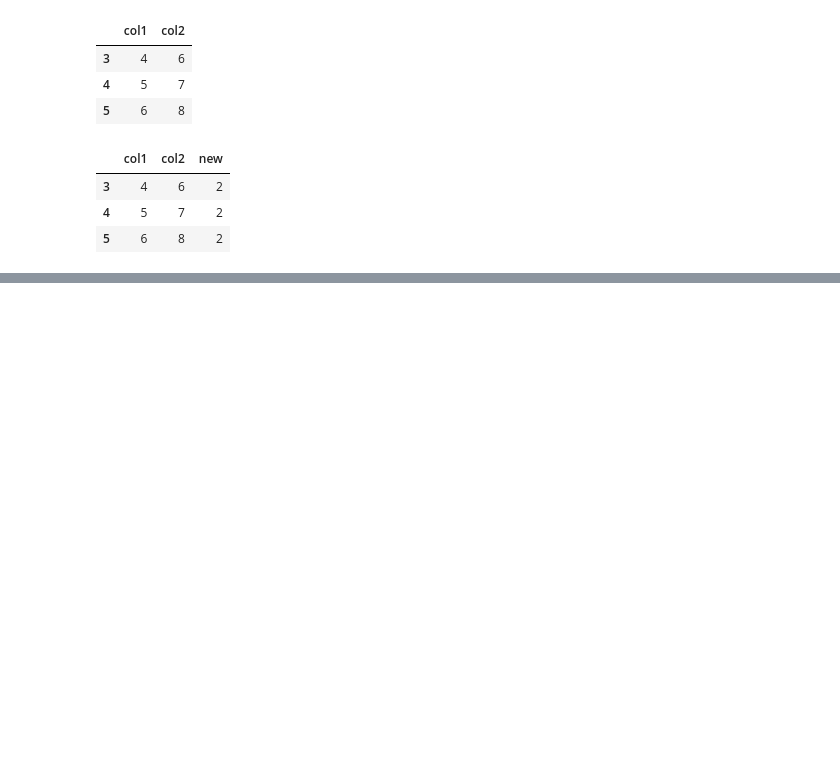
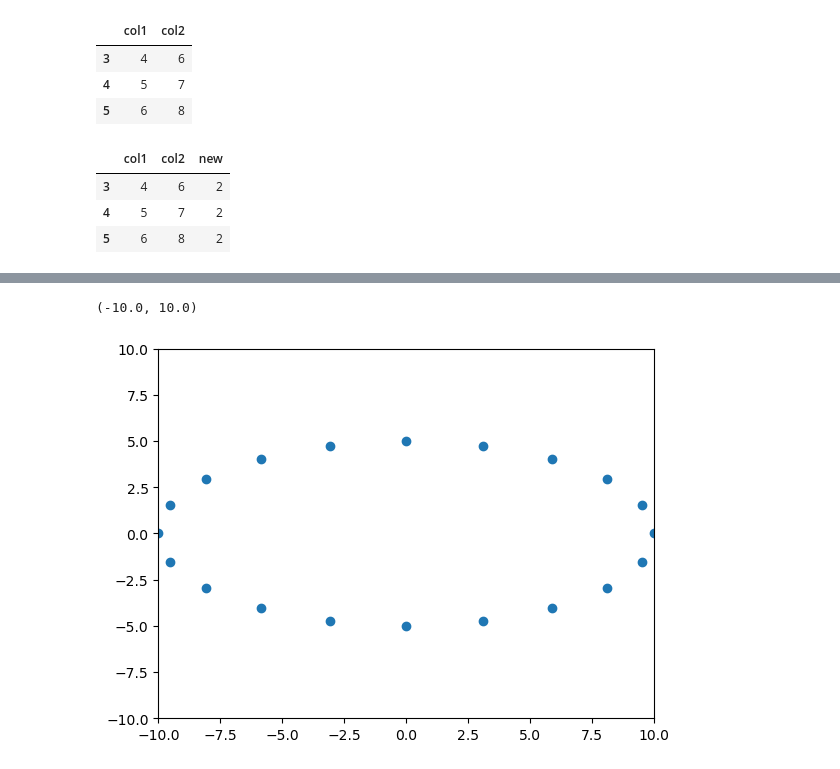
Before and after one commit to zimizh/frb_cgm_scattering, a Jupyter notebook: notebooks/scratch.ipynb, the cells around one changed output, grey strips where cells are left out. Drawn from its saved outputs; the diff is of its cells as text; code cells hidden in the pictures; blank space fills up the shorter version.

```diff
--- a/notebooks/scratch.ipynb
+++ b/notebooks/scratch.ipynb
@@ -161,0 +131,36 @@ plt.show()
+# %%
+f_e = gas['ElectronAbundance']
+y = gas['Metallicity'][:, 1]
+mu = 1/((1-y) + y/4 + (1-y)*f_e)
+# %%
+num_points = 20
+radius = 10
+coordinates = []
+for i in range(num_points):
+    angle = 2 * np.pi * i / num_points  # Calculate angle in radians
+    x = radius * np.cos(angle)
+    y = radius * np.sin(angle)
+    coordinates.append([x, y, 0])
+
+coordinates = np.array(coordinates)
+# %%
+from scipy.linalg import expm
+def Rodrigues(k, theta):
+    """
+    Uses the Rodrigues' rotation formula to return the rotation matrix for
+    rotating a vector by an angle theta about an axis specified by unit
+    vector k.
+    """
+    K = np.cross(np.eye(3), k)
+    return expm(K*theta)
+# %%
+rot = Rodrigues((1,0,0), (np.pi)/3)
+c2 = np.dot(coordinates, rot.T)
+# %%
+from matplotlib import pyplot as plt
+plt.scatter(c2[:,0], c2[:, 1])
+plt.xlim(-10, 10)
+plt.ylim(-10, 10)
+# %% [output]
+(-10.0, 10.0)
+[figure, added]
```
Also changed, not shown: parts of 12 cells of this notebook, 15 other files.
